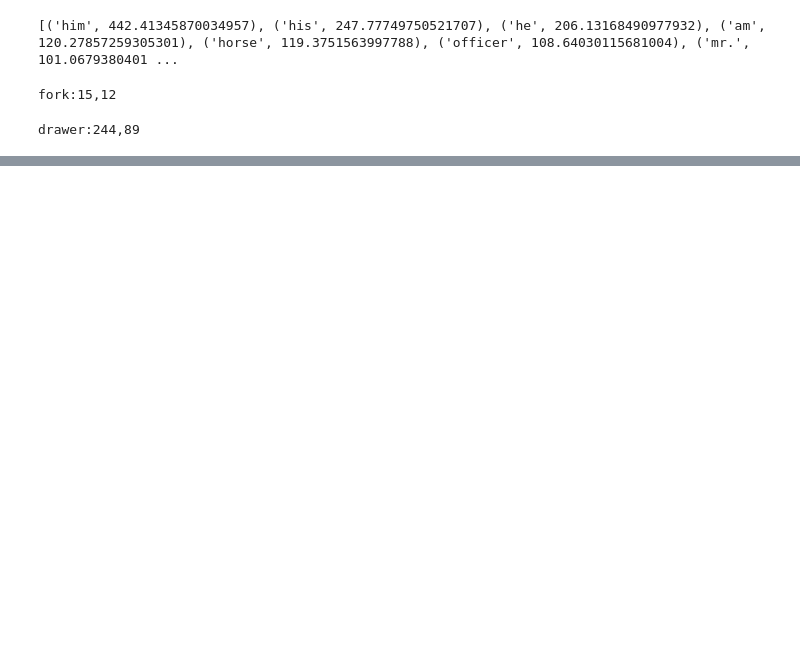
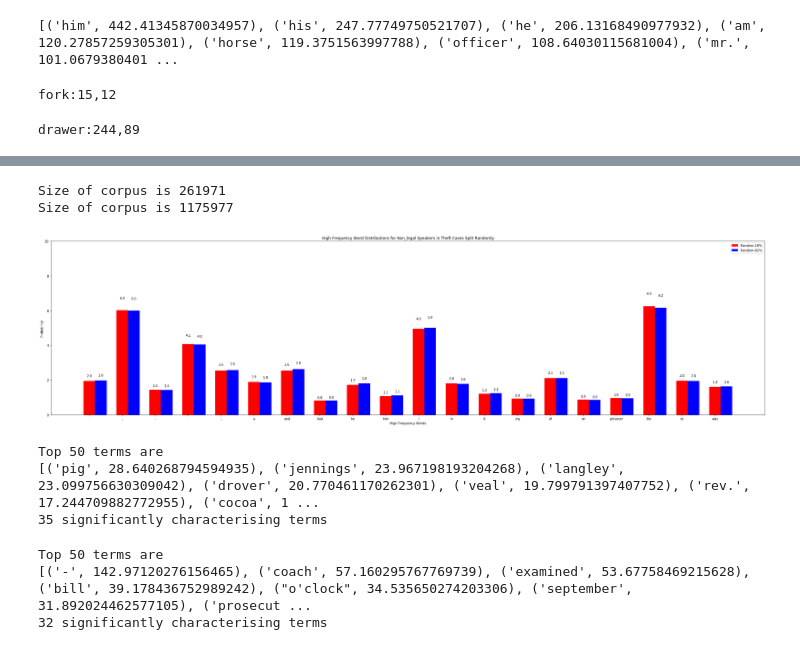
Before and after one commit to julieweeds/oldbailey-corpling, a Jupyter notebook: notebooks/CharacteristicWords.ipynb, the cells around one changed output, grey strips where cells are left out. Saved outputs shown, nothing was run; the diff lists cells and outputs as text; code cells hidden in the pictures; blank space fills up the shorter version.

Commit message:
Added random characteristic

```diff
--- a/notebooks/CharacteristicWords.ipynb
+++ b/notebooks/CharacteristicWords.ipynb
@@ -832,0 +849,6 @@ drawer:244,89
+# %%
+random_female=['randomA_18__theft_min:1800_max:1820_def_wv']
+random_male=['randomB_18__theft_min:1800_max:1820_def_wv']
+
+random_female_corpus=nlp_tools.corpus(random_female,nlp,prop=100,ner=False)
+random_male_corpus=nlp_tools.corpus(random_male,nlp,prop=100,ner=False)
@@ -832,0 +873,20 @@ drawer:244,89
+# %%
+random_f_theft=find_hfw_dist([random_female_corpus],k=k)
+random_m_theft=find_hfw_dist([random_male_corpus],k=k)
+some_words=display_list([random_f_theft,random_m_theft],words=function_words_theft,leg=['Random-18%','Random-82%'],title="High Frequency Word Distributions for Non_legal Speakers in Theft Cases Split Randomly")
+# %% [output]
+Size of corpus is 261971
+Size of corpus is 1175977
+[figure, added]
+# %%
+random_f_words=improved_compute_surprises(random_f_theft,hfw_theft,'llr')
+# %% [output]
+Top 50 terms are
+[('pig', 28.640268794594935), ('jennings', 23.967198193204268), ('langley', 23.099756630309042), ('drover', 20.770461170262301), ('veal', 19.799791397407752), ('rev.', 17.244709882772955), ('cocoa', 1 ...
+35 significantly characterising terms
+# %%
+random_m_words=improved_compute_surprises(random_m_theft,hfw_theft,'llr')
+# %% [output]
+Top 50 terms are
+[('-', 142.97120276156465), ('coach', 57.160295767769739), ('examined', 53.67758469215628), ('bill', 39.178436752989242), ("o'clock", 34.535650274203306), ('september', 31.892024462577105), ('prosecut ...
+32 significantly characterising terms
```
Also changed, not shown: parts of 83 cells of this notebook, 3 other files.
